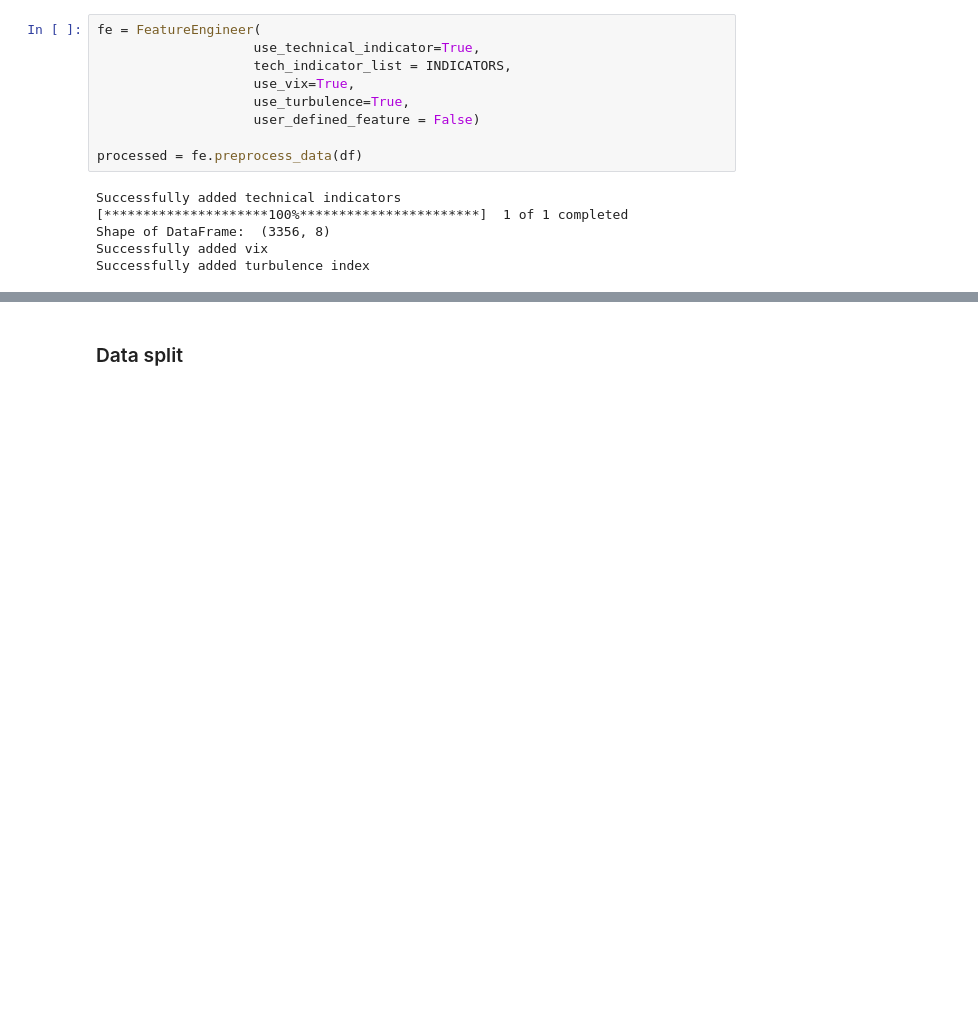
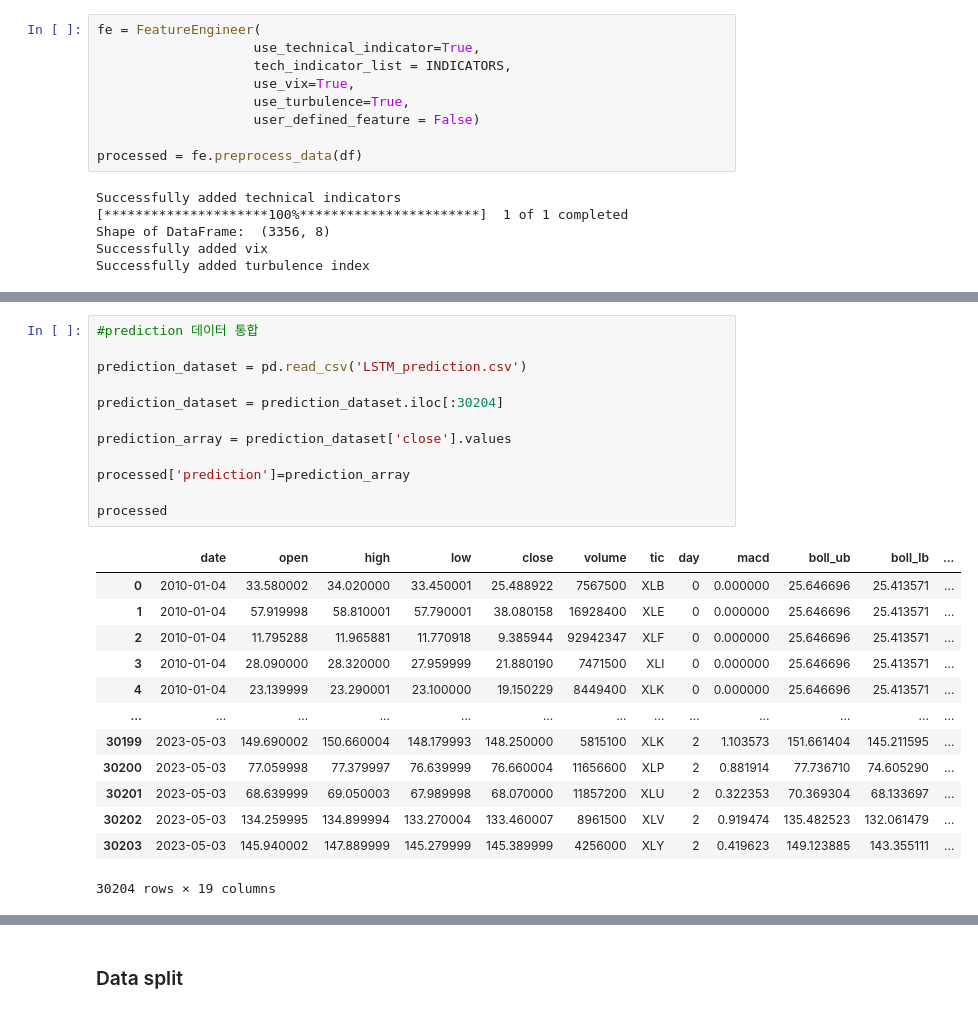
Before and after one commit to umkiyoung/Time_series_analysis, a Jupyter notebook: FINRL/FINRL_Application_KY.ipynb, the cells around one changed output, grey strips where cells are left out. Saved outputs shown, nothing was run; the diff lists cells and outputs as text; blank space fills up the shorter version.

```diff
--- a/FINRL/FINRL_Application_KY.ipynb
+++ b/FINRL/FINRL_Application_KY.ipynb
@@ -227,6 +245,32 @@ processed
 | 30202 | 2023-05-03 | 134.259995 | 134.899994 | 133.270004 | 133.460007 | 8961500 | XLV | 2 | 0.919474 | 135.482523 | 132.061479 | ... |
 | 30203 | 2023-05-03 | 145.940002 | 147.889999 | 145.279999 | 145.389999 | 4256000 | XLY | 2 | 0.419623 | 149.123885 | 143.355111 | ... |
 30204 rows × 18 columns
+# %%
+#prediction 데이터 통합
+
+prediction_dataset = pd.read_csv('LSTM_prediction.csv')
+
+prediction_dataset = prediction_dataset.iloc[:30204]
+
+prediction_array = prediction_dataset['close'].values
+
+processed['prediction']=prediction_array
+
+processed
+# %% [output]
+|  | date | open | high | low | close | volume | tic | day | macd | boll_ub | boll_lb | ... |
+| 0 | 2010-01-04 | 33.580002 | 34.020000 | 33.450001 | 25.488922 | 7567500 | XLB | 0 | 0.000000 | 25.646696 | 25.413571 | ... |
+| 1 | 2010-01-04 | 57.919998 | 58.810001 | 57.790001 | 38.080158 | 16928400 | XLE | 0 | 0.000000 | 25.646696 | 25.413571 | ... |
+| 2 | 2010-01-04 | 11.795288 | 11.965881 | 11.770918 | 9.385944 | 92942347 | XLF | 0 | 0.000000 | 25.646696 | 25.413571 | ... |
+| 3 | 2010-01-04 | 28.090000 | 28.320000 | 27.959999 | 21.880190 | 7471500 | XLI | 0 | 0.000000 | 25.646696 | 25.413571 | ... |
+| 4 | 2010-01-04 | 23.139999 | 23.290001 | 23.100000 | 19.150229 | 8449400 | XLK | 0 | 0.000000 | 25.646696 | 25.413571 | ... |
+| ... | ... | ... | ... | ... | ... | ... | ... | ... | ... | ... | ... | ... |
+| 30199 | 2023-05-03 | 149.690002 | 150.660004 | 148.179993 | 148.250000 | 5815100 | XLK | 2 | 1.103573 | 151.661404 | 145.211595 | ... |
+| 30200 | 2023-05-03 | 77.059998 | 77.379997 | 76.639999 | 76.660004 | 11656600 | XLP | 2 | 0.881914 | 77.736710 | 74.605290 | ... |
+| 30201 | 2023-05-03 | 68.639999 | 69.050003 | 67.989998 | 68.070000 | 11857200 | XLU | 2 | 0.322353 | 70.369304 | 68.133697 | ... |
+| 30202 | 2023-05-03 | 134.259995 | 134.899994 | 133.270004 | 133.460007 | 8961500 | XLV | 2 | 0.919474 | 135.482523 | 132.061479 | ... |
+| 30203 | 2023-05-03 | 145.940002 | 147.889999 | 145.279999 | 145.389999 | 4256000 | XLY | 2 | 0.419623 | 149.123885 | 143.355111 | ... |
+30204 rows × 19 columns
 # %%
 list_ticker = processed["tic"].unique().tolist() #ticker 리스트 불러오기
 list_date = list(pd.date_range(processed['date'].min(),processed['date'].max()).astype(str)) #전체 데이터 날짜 날짜 리스트
```
Also changed, not shown: parts of 27 cells of this notebook.
